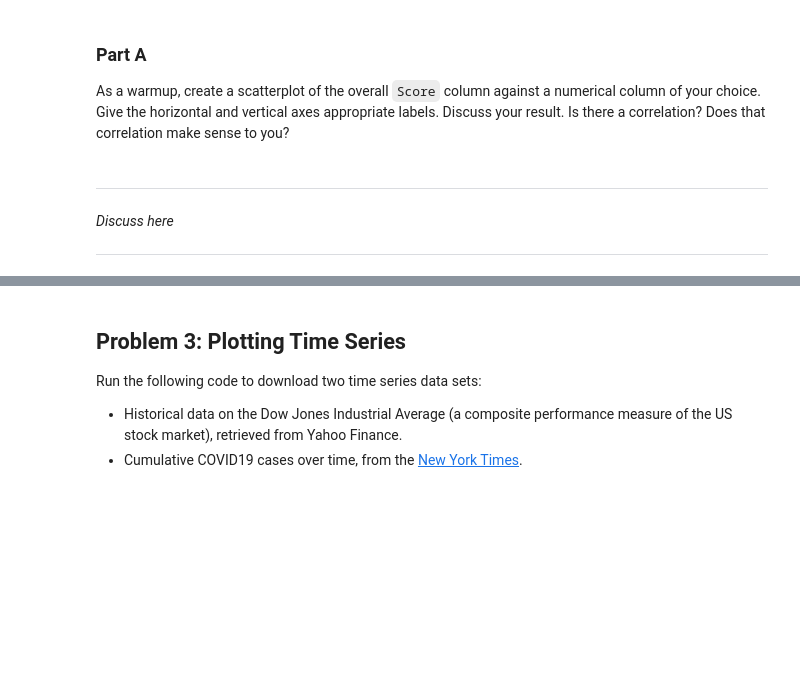
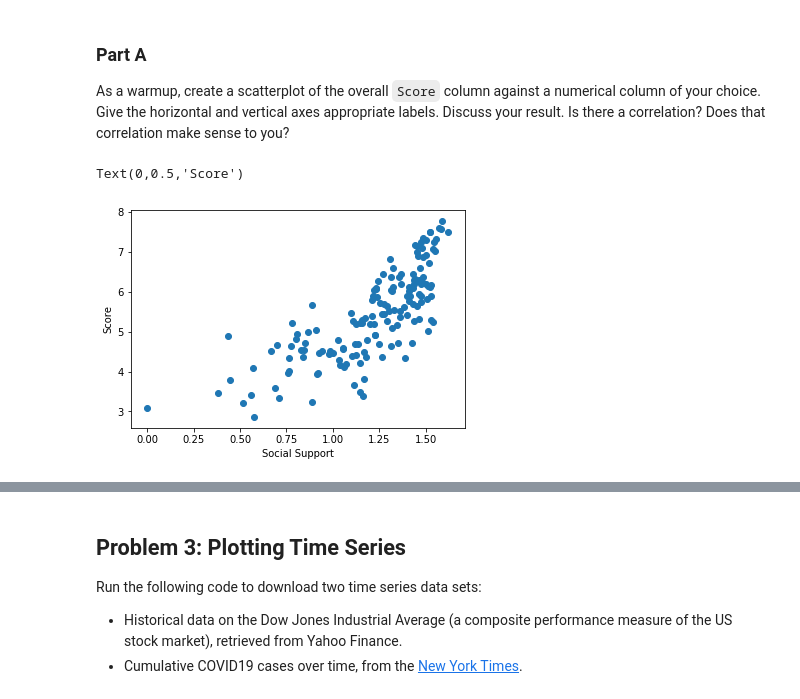
Before and after one commit to garretdgrant/UCLA, a Jupyter notebook: Python_with_applications/hw4/HW4.ipynb, the cells around one changed output, grey strips where cells are left out. Saved outputs shown, nothing was run; the diff lists cells and outputs as text; code cells hidden in the pictures; blank space fills up the shorter version.

```diff
--- a/Python_with_applications/hw4/HW4.ipynb
+++ b/Python_with_applications/hw4/HW4.ipynb
@@ -220,6 +196,10 @@ As a warmup, create a scatterplot of the overall `Score` column against a numeri
-# %% [markdown]
----
-
-*Discuss here*
-
----
+# %%
+# plotting code here
+x = happiness['Social support']
+y = happiness['Score']
+plt.scatter(x, y)
+plt.xlabel('Social Support')
+plt.ylabel('Score')
+# %% [output]
+Text(0,0.5,'Score')
+[figure, added]
```
Also changed, not shown: parts of 15 cells of this notebook, 12 other files.
